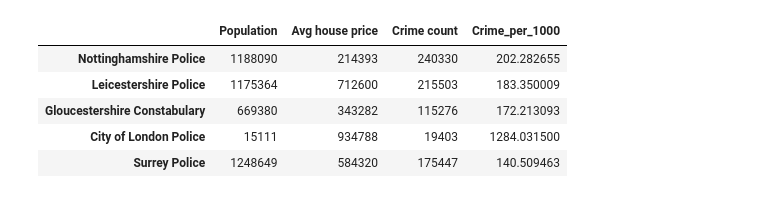
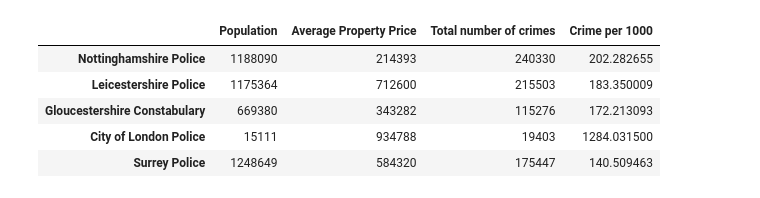
Before and after one commit to Melissa-Pasquali/Crime-Analysis-Project, a Jupyter notebook: notebooks/eda_analysis.ipynb, the cells around one changed output. Cells and saved outputs as stored; diff of their text form; code cells hidden in the pictures.

```diff
--- a/notebooks/eda_analysis.ipynb
+++ b/notebooks/eda_analysis.ipynb
@@ -6,14 +14,13 @@ import numpy as np
 # %%
-#creat a reference table that includes population, cripes per x people, avg house price per reigon
+#Create a reference table that includes population, total number of crimes, crimes per x people and average property price per reigon
 
+#Information about populationa and property price taken from external data sources and stored in new dataframe
 population = [1188090, 1175364, 669380, 15111, 1248649]
 avg_property_price = [214393, 712600, 343282, 934788, 584320]
 labels = ["Nottinghamshire Police","Leicestershire Police","Gloucestershire Constabulary","City of London Police","Surrey Police"]
 
-reference_df = pd.DataFrame({
-    "Population": population,
-    "Avg house price": avg_property_price
-}, index=labels)
+reference_df = pd.DataFrame({'Population': population,'Average Property Price': avg_property_price}, index=labels)
 
+#Display
 reference_df
 # %% [output]
@@ -33,2 +57,4 @@ number_of_crimes = df['Falls within'].value_counts()
 # %%
-reference_df["Crime count"] = number_of_crimes
+#create new column storing total crimes
+reference_df["Total number of crimes"] = number_of_crimes
+reference_df
@@ -35,9 +68,9 @@ reference_df["Crime count"] = number_of_crimes
 # %%
-#workong out crimes per 1000 people to standardise comparisosn
-reference_df['Crime_per_1000'] = (reference_df['Crime count']/reference_df['Population']) * 1000
+#Working out crimes per 1000 people to standardise comparison of crimes commited in each region
+reference_df['Crime per 1000'] = (reference_df['Total number of crimes']/reference_df['Population'])*1000
 reference_df
 # %% [output]
-|  | Population | Avg house price | Crime count | Crime_per_1000 |
+|  | Population | Average Property Price | Total number of crimes | Crime per 1000 |
 | Nottinghamshire Police | 1188090 | 214393 | 240330 | 202.282655 |
 | Leicestershire Police | 1175364 | 712600 | 215503 | 183.350009 |
 | Gloucestershire Constabulary | 669380 | 343282 | 115276 | 172.213093 |
```
Also changed, not shown: parts of 26 cells of this notebook, 1 other file.
